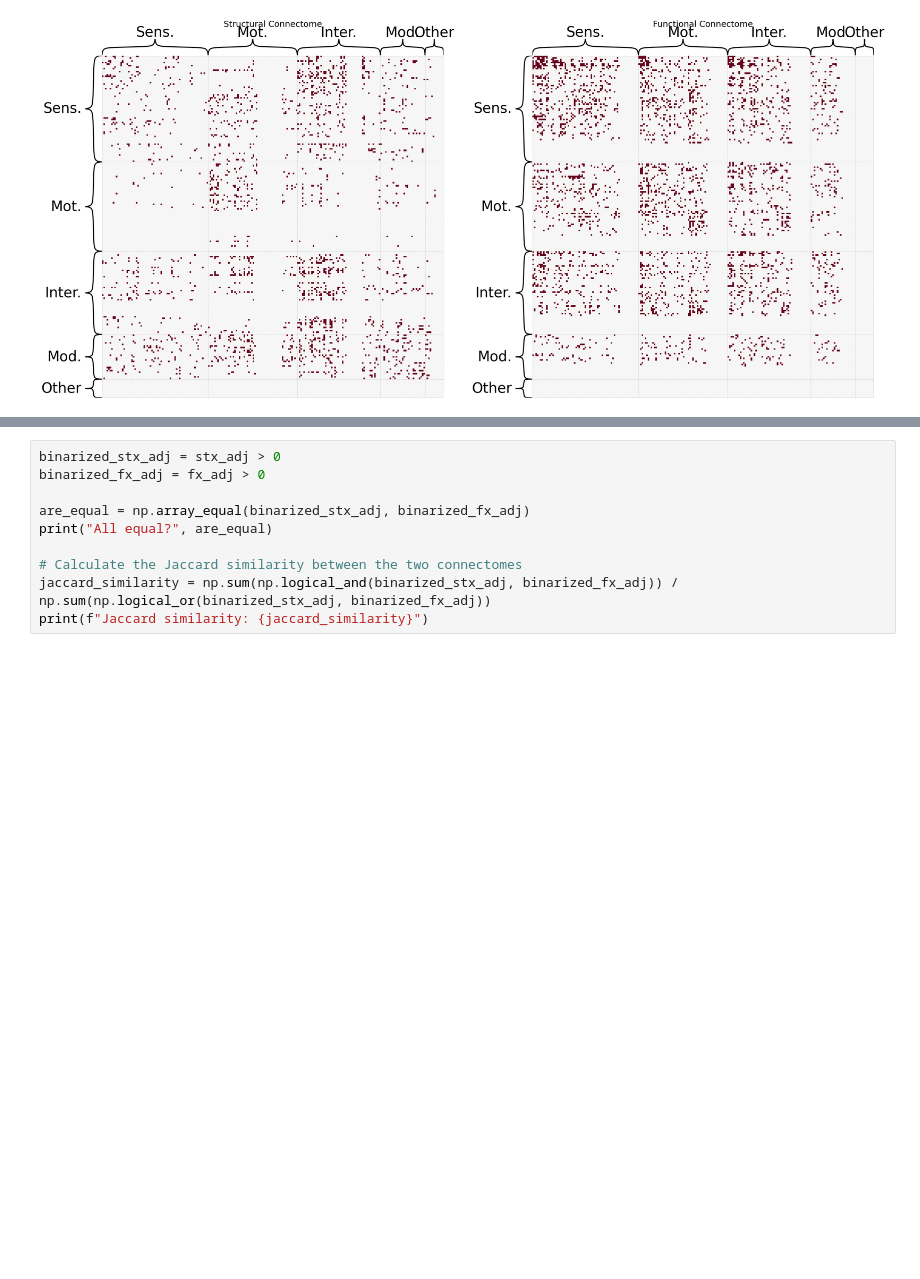
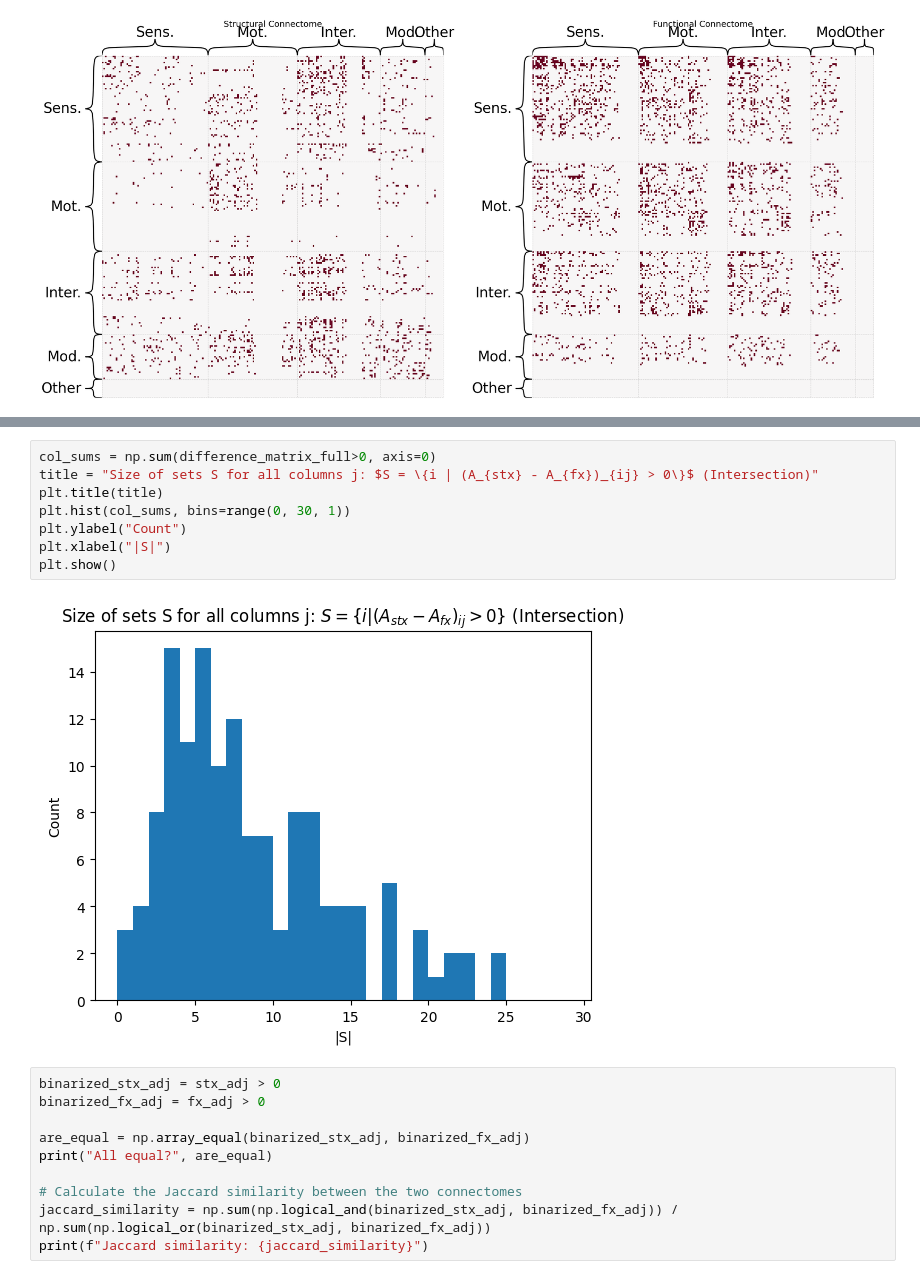
Before and after one commit to Shavit-Lab/celegans_connectome_analysis, a Jupyter notebook: networks.ipynb, the cells around one changed output, grey strips where cells are left out. Drawn from its saved outputs; the diff is of its cells as text; blank space fills up the shorter version.

```diff
--- a/networks.ipynb
+++ b/networks.ipynb
@@ -160,3 +212,13 @@ plt.show()
+# %%
+col_sums = np.sum(difference_matrix_full>0, axis=0)
+title = "Size of sets S for all columns j: $S = \{i | (A_{stx} - A_{fx})_{ij} > 0\}$ (Intersection)"
+plt.title(title)
+plt.hist(col_sums, bins=range(0, 30, 1))
+plt.ylabel("Count")
+plt.xlabel("|S|")
+plt.show()
+# %% [output]
+[figure, added]
 # %%
 binarized_stx_adj = stx_adj > 0
 binarized_fx_adj = fx_adj > 0
```
Also changed, not shown: parts of 13 cells of this notebook, 1 other file.
